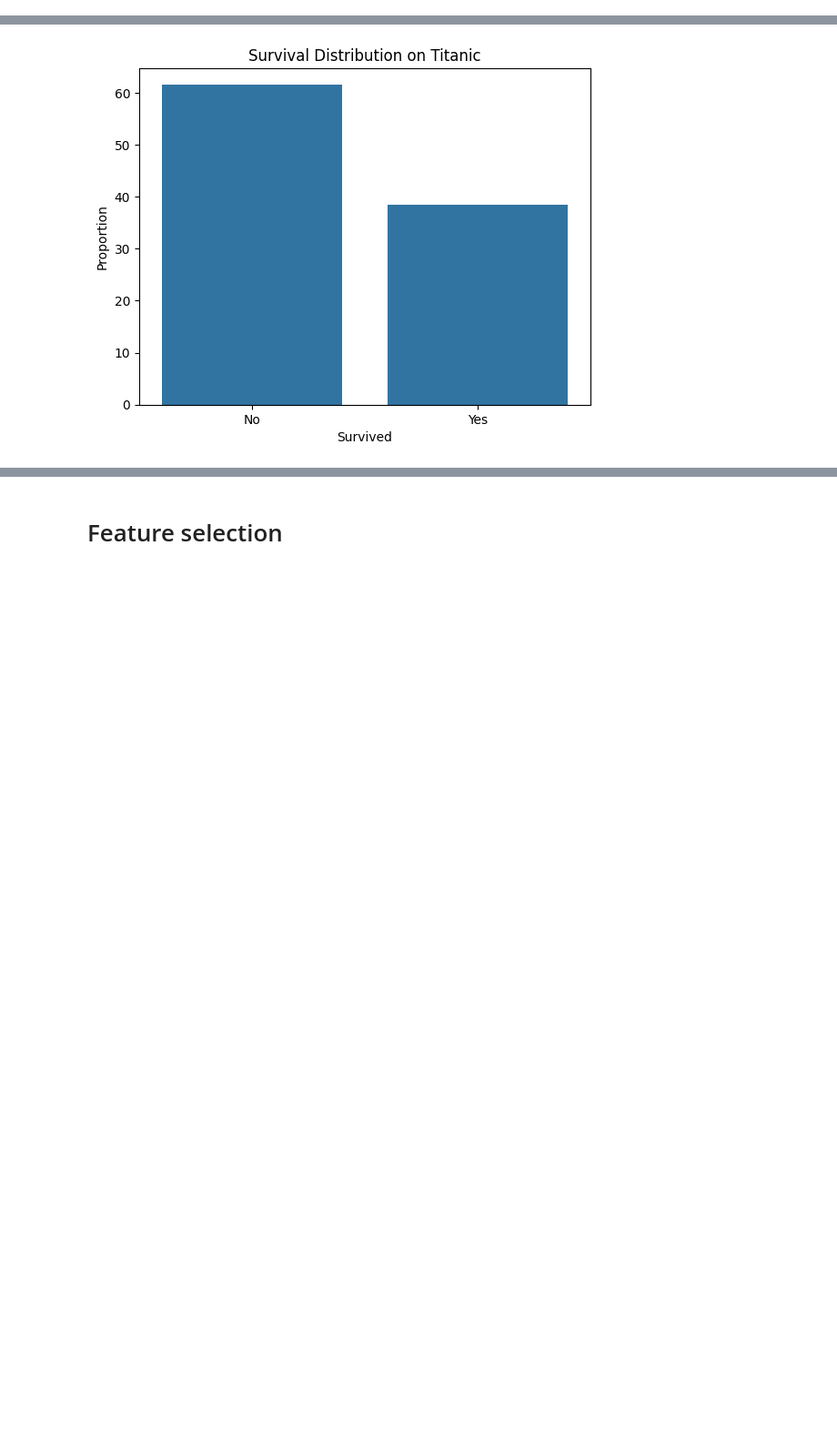
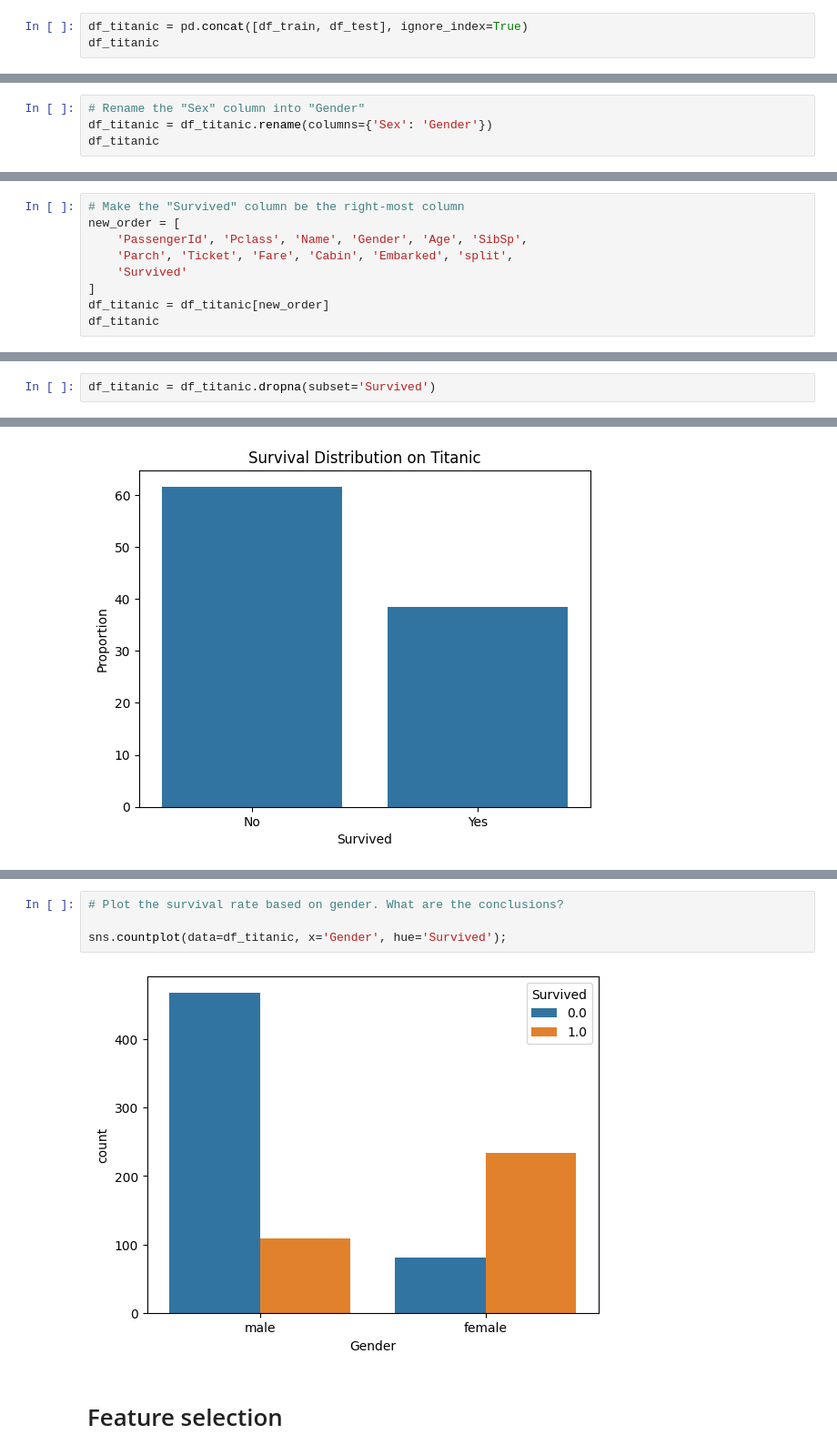
Before and after one commit to bili2002/ML_23-24, a Jupyter notebook: Week_03 - Feature Selection. Nonparametric tests/titanic.ipynb, the cells around one changed output, grey strips where cells are left out. Shown at 91% size. Drawn from its saved outputs; the diff is of its cells as text; blank space fills up the shorter version.

```diff
--- a/Week_03 - Feature Selection. Nonparametric tests/titanic.ipynb
+++ b/Week_03 - Feature Selection. Nonparametric tests/titanic.ipynb
@@ -144,0 +90,3 @@ Make the "Survived" column be the right-most column
+# %%
+df_titanic = pd.concat([df_train, df_test], ignore_index=True)
+df_titanic
@@ -144,0 +107,4 @@ Make the "Survived" column be the right-most column
+# %%
+# Rename the "Sex" column into "Gender"
+df_titanic = df_titanic.rename(columns={'Sex': 'Gender'})
+df_titanic
@@ -144,0 +125,9 @@ Make the "Survived" column be the right-most column
+# %%
+# Make the "Survived" column be the right-most column
+new_order = [
+    'PassengerId', 'Pclass', 'Name', 'Gender', 'Age', 'SibSp',
+    'Parch', 'Ticket', 'Fare', 'Cabin', 'Embarked', 'split',
+    'Survived'
+]
+df_titanic = df_titanic[new_order]
+df_titanic
@@ -277,0 +241,2 @@ Hints:
+# %%
+df_titanic = df_titanic.dropna(subset='Survived')
@@ -348,3 +357,9 @@ sns.barplot(data=df_survived_distribution, x=['No', 'Yes'], y='proportion');
+# %%
+# Plot the survival rate based on gender. What are the conclusions?
+
+sns.countplot(data=df_titanic, x='Gender', hue='Survived');
+# %% [output]
+[figure, added]
 # %% [markdown]
 # Feature selection
 # %% [markdown]
```
Also changed, not shown: parts of 81 cells of this notebook.
